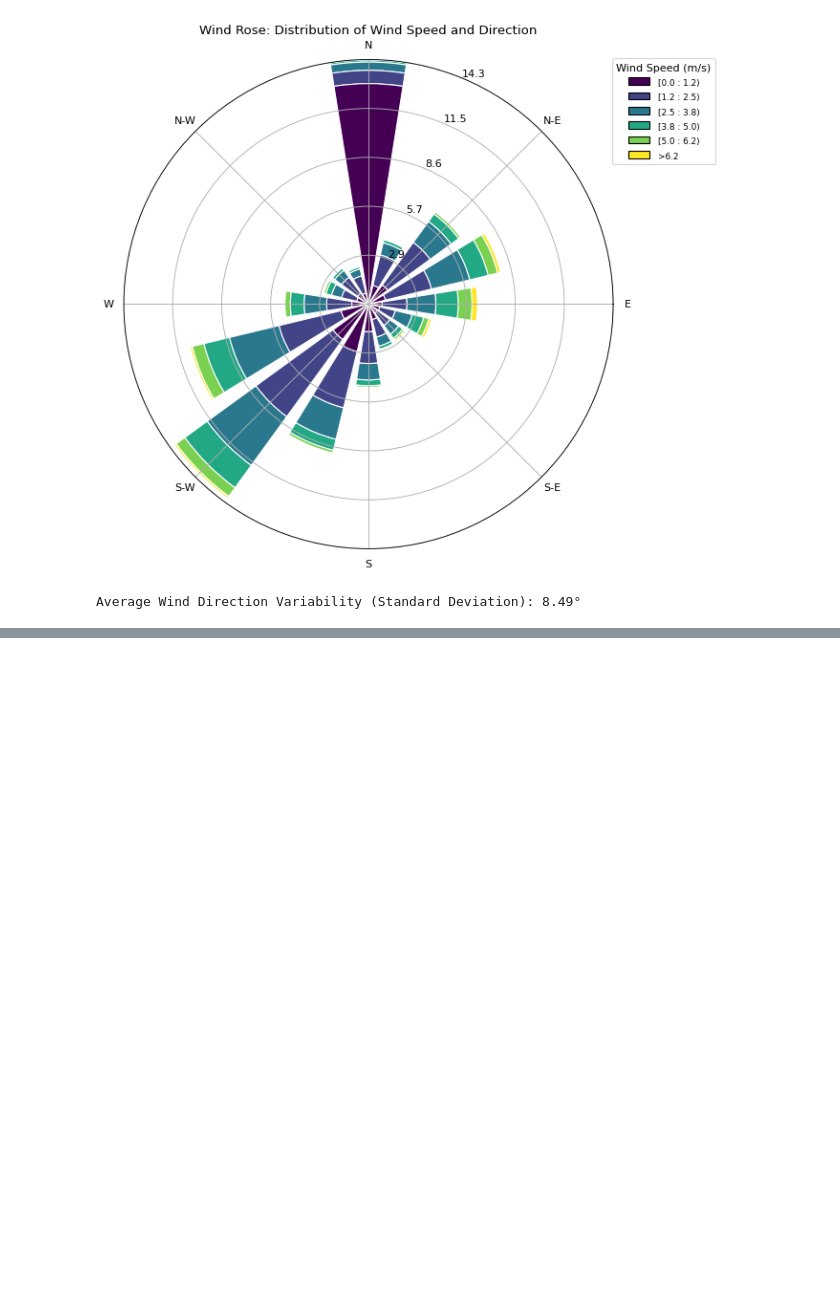
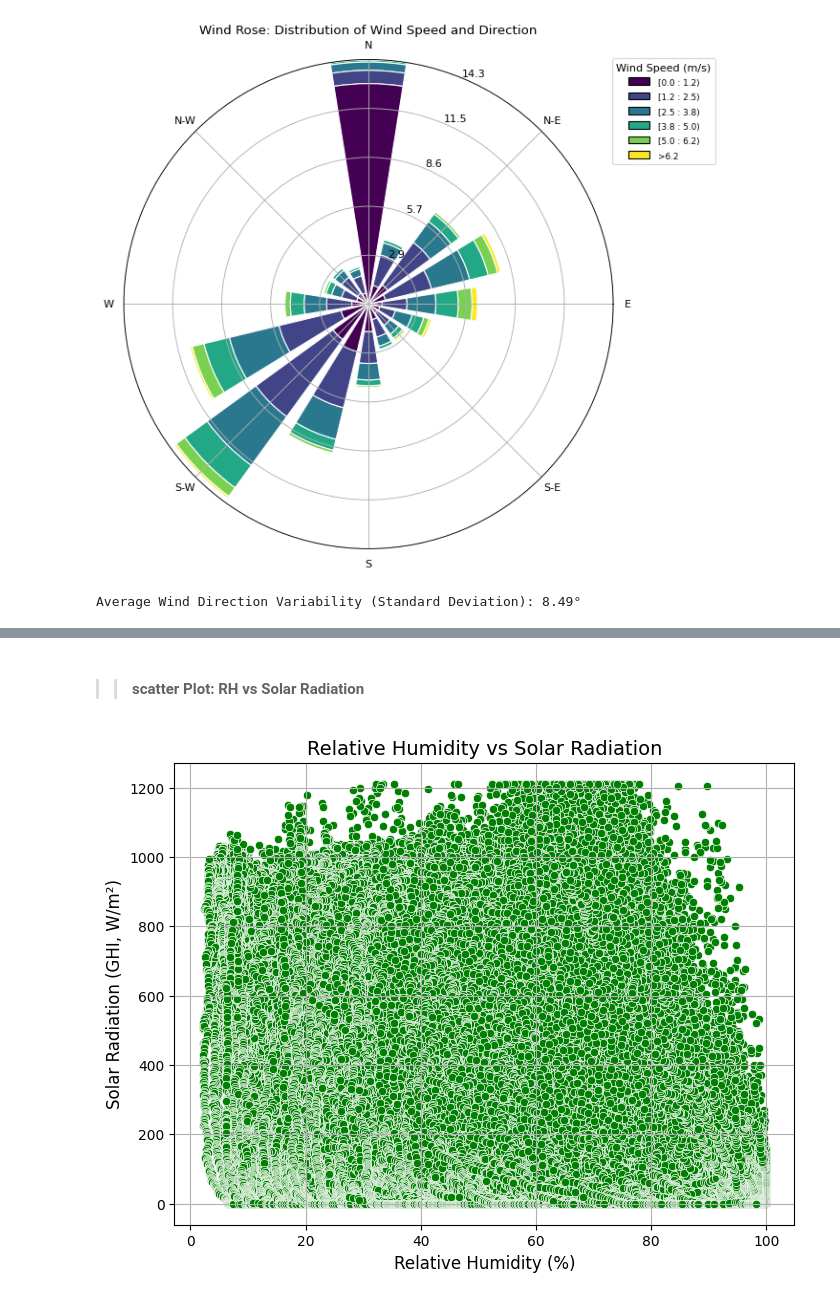
Before and after one commit to naolatomsa/MoonLight-Energy-Solutions-, a Jupyter notebook: notebooks/beninMalanville.ipynb, the cells around one changed output, grey strips where cells are left out. Saved outputs shown, nothing was run; the diff lists cells and outputs as text; code cells hidden in the pictures; blank space fills up the shorter version.

```diff
--- a/notebooks/beninMalanville.ipynb
+++ b/notebooks/beninMalanville.ipynb
@@ -470,0 +497,15 @@ Average Wind Direction Variability (Standard Deviation): 8.49°
+# %% [markdown]
+>> #### scatter Plot: RH vs Solar Radiation
+# %%
+plot_scatter_or_regression(
+    data=TempData,
+    x_col='RH',
+    y_col='GHI',
+    title='Relative Humidity vs Solar Radiation',
+    x_label='Relative Humidity (%)',
+    y_label='Solar Radiation (GHI, W/m²)',
+    color='green',
+    regression=False  # No regression line
+)
+# %% [output]
+[figure, added]
```
Also changed, not shown: parts of 9 cells of this notebook, 3 other files.
